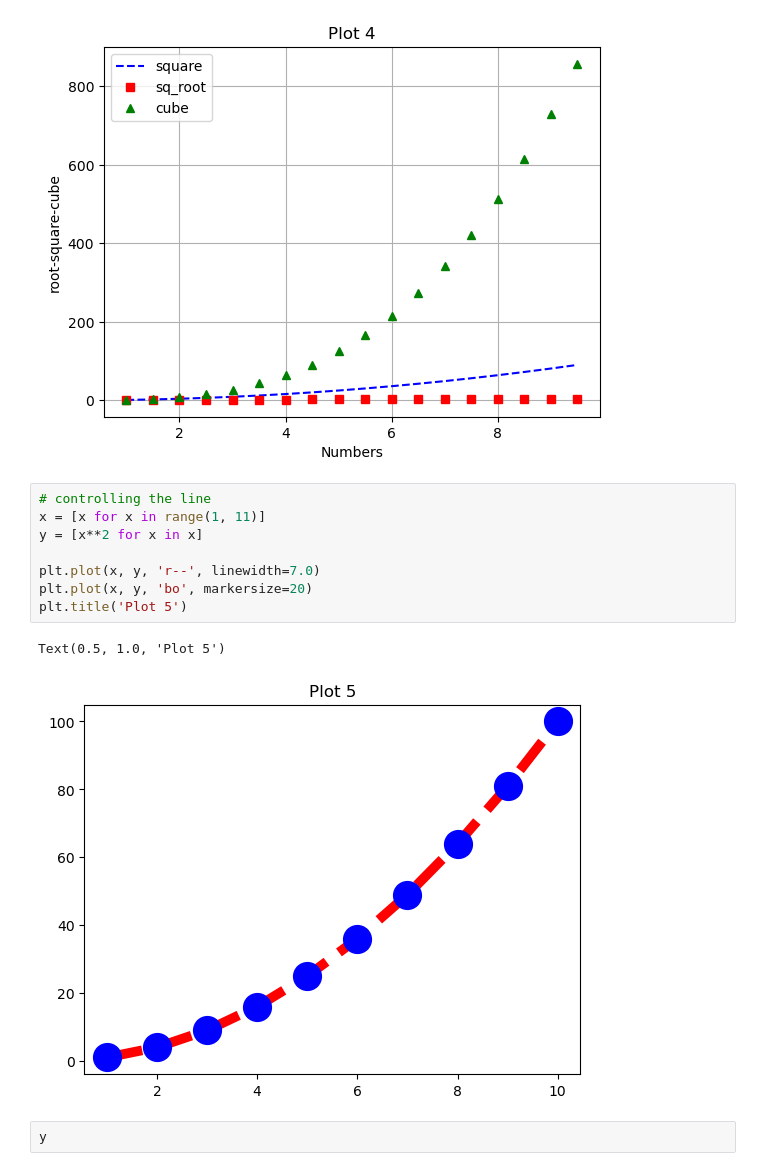
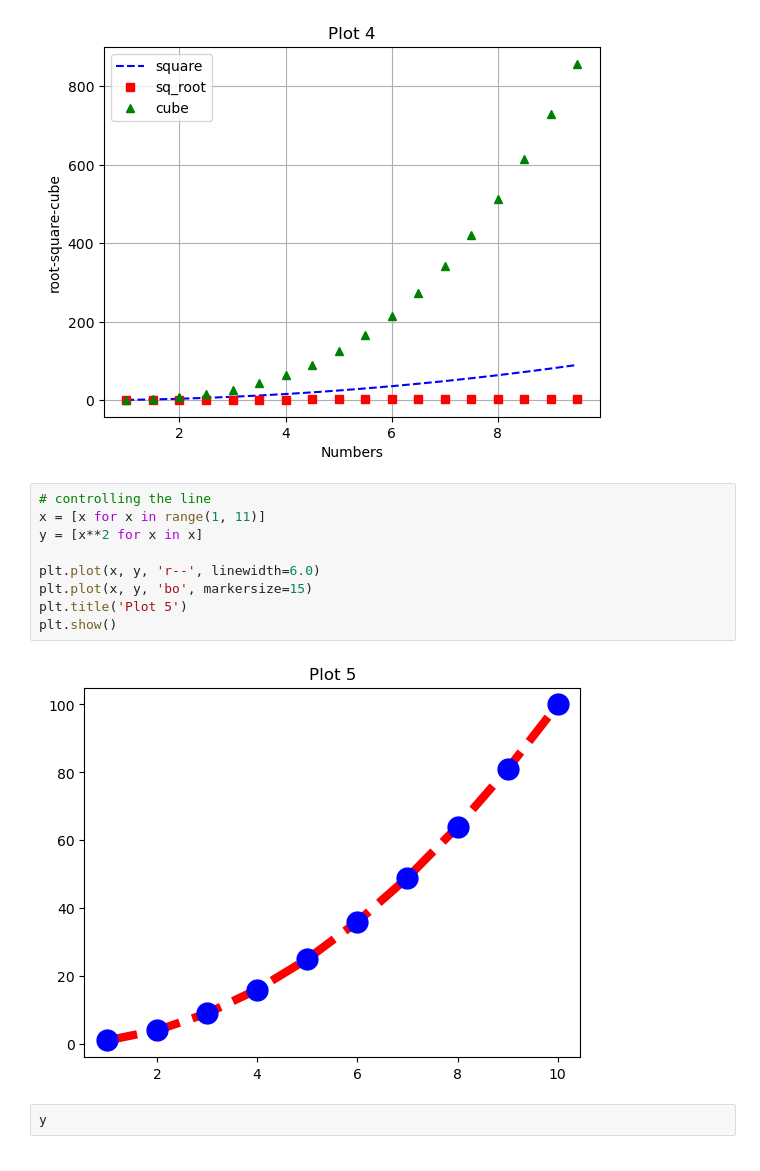
Before and after one commit to kannanjayachandran/Full-Stack-Data-Science, a Jupyter notebook: 03. Python for DS/4. Matplotlib-Seaborn/Matplotlib_notebook.ipynb, the cells around one changed output. Cells and saved outputs as stored; diff of their text form.

```diff
--- a/03. Python for DS/4. Matplotlib-Seaborn-Plotly/Matplotlib_notebook.ipynb
+++ b/03. Python for DS/4. Matplotlib-Seaborn/Matplotlib_notebook.ipynb
@@ -59,14 +53,14 @@ plt.grid()
 # %%
 # controlling the line
 x = [x for x in range(1, 11)]
 y = [x**2 for x in x]
 
-plt.plot(x, y, 'r--', linewidth=7.0)
-plt.plot(x, y, 'bo', markersize=20)
+plt.plot(x, y, 'r--', linewidth=6.0)
+plt.plot(x, y, 'bo', markersize=15)
 plt.title('Plot 5')
+plt.show()
 # %% [output]
-Text(0.5, 1.0, 'Plot 5')
-[figure, old version]
+[figure, new version]
 # %%
 y
 # %% [output]
```
Also changed, not shown: parts of 8 cells of this notebook, 1 other file.
